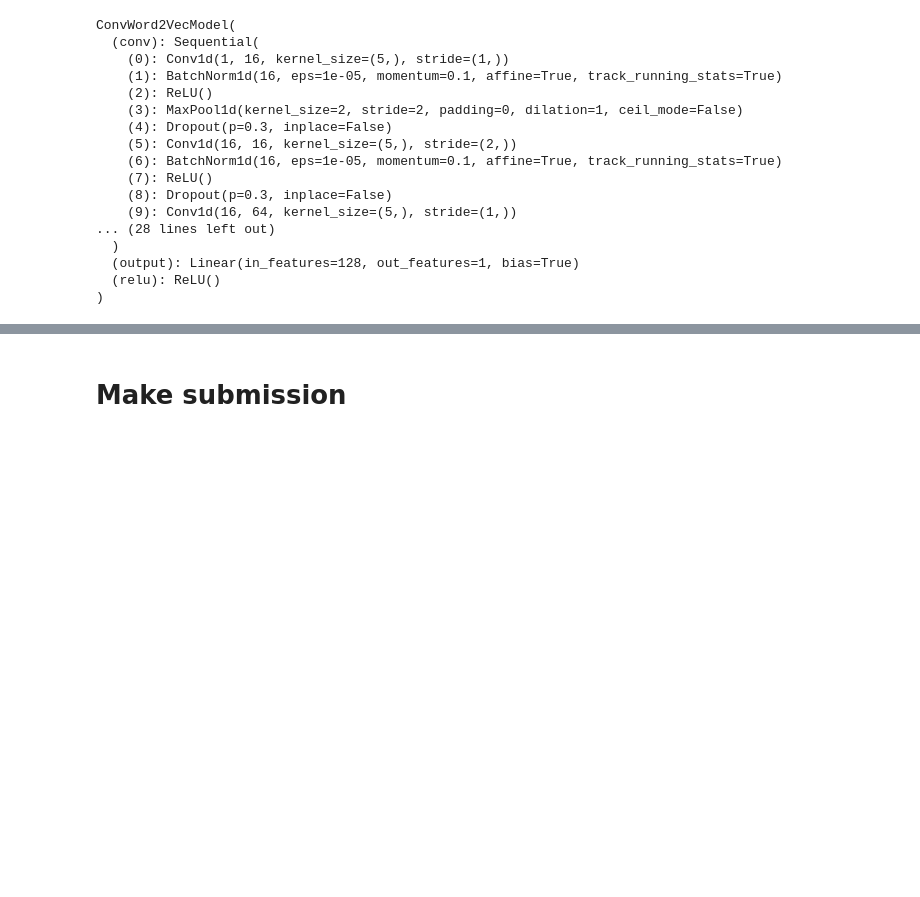
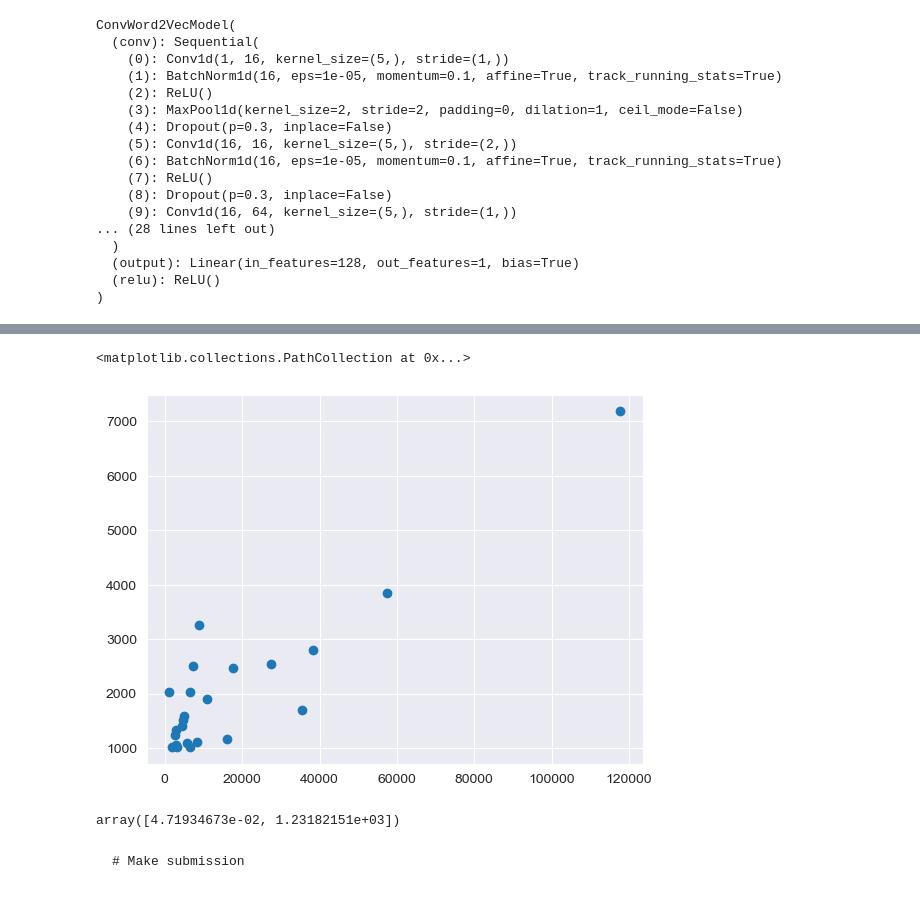
Before and after one commit to caiocj1/retweet-num-prediction, a Jupyter notebook: data_exploration.ipynb, the cells around one changed output, grey strips where cells are left out. Saved outputs shown, nothing was run; the diff lists cells and outputs as text; code cells hidden in the pictures; blank space fills up the shorter version.

```diff
--- a/data_exploration.ipynb
+++ b/data_exploration.ipynb
@@ -341,0 +339,6 @@ val_analysis
+# %%
+gts = train_y.iloc[val_indexes][np.abs(val_results - train_y.values[val_indexes]) > 1000]
+preds = val_results[np.abs(val_results - train_y.values[val_indexes]) > 1000]
+error_analysis = pd.DataFrame(data={'gt': gts, 'pred': preds, 'ae': np.abs(gts - preds), 'mult': gts / preds},)
+
+error_analysis
@@ -342,5 +387,16 @@ val_analysis
+# %%
+plt.scatter(read_train_df.iloc[val_indexes][np.abs(val_results - train_y.values[val_indexes]) > 1000]['favorites_count'], error_analysis['ae'])
+# %% [output]
+<matplotlib.collections.PathCollection at 0x...>
+[figure, added]
+# %%
+fit = np.polyfit(read_train_df.iloc[val_indexes][np.abs(val_results - train_y.values[val_indexes]) > 1000]['favorites_count'], error_analysis['ae'], 1, )
+
+fit
+# %% [output]
+array([4.71934673e-02, 1.23182151e+03])
 # %% [markdown]
-# Make submission
+    # Make submission
 # %%
 make_submission = True
 
```
Also changed, not shown: parts of 12 cells of this notebook, 1 other file.
